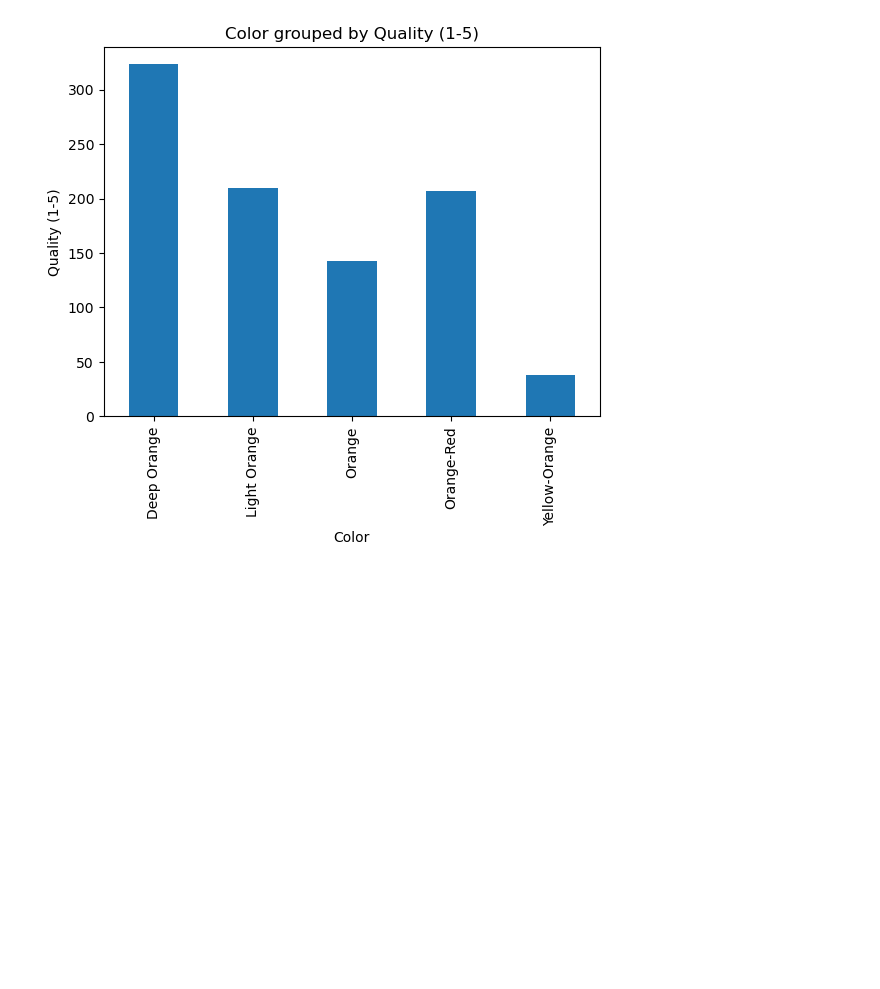
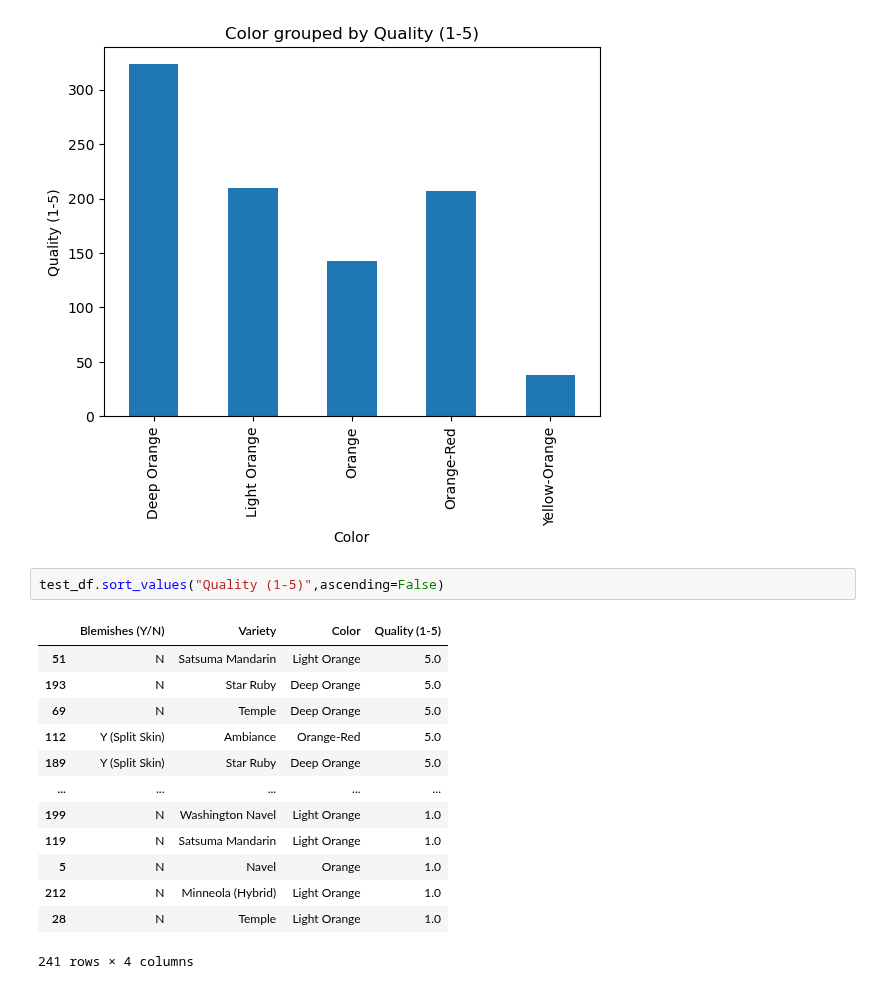
Before and after one commit to MaukanMir/Orange-Quality-Analysis-Classifier, a Jupyter notebook: training.ipynb, the cells around one changed output. Cells and saved outputs as stored; diff of their text form; blank space fills up the shorter version.

```diff
--- a/training.ipynb
+++ b/training.ipynb
@@ -246,3 +246,19 @@ for col in interested_columns:
 [figure]
 [figure]
 [figure]
+# %%
+test_df.sort_values("Quality (1-5)",ascending=False)
+# %% [output]
+|  | Blemishes (Y/N) | Variety | Color | Quality (1-5) |
+| 51 | N | Satsuma Mandarin | Light Orange | 5.0 |
+| 193 | N | Star Ruby | Deep Orange | 5.0 |
+| 69 | N | Temple | Deep Orange | 5.0 |
+| 112 | Y (Split Skin) | Ambiance | Orange-Red | 5.0 |
+| 189 | Y (Split Skin) | Star Ruby | Deep Orange | 5.0 |
+| ... | ... | ... | ... | ... |
+| 199 | N | Washington Navel | Light Orange | 1.0 |
+| 119 | N | Satsuma Mandarin | Light Orange | 1.0 |
+| 5 | N | Navel | Orange | 1.0 |
+| 212 | N | Minneola (Hybrid) | Light Orange | 1.0 |
+| 28 | N | Temple | Light Orange | 1.0 |
+241 rows × 4 columns
```
